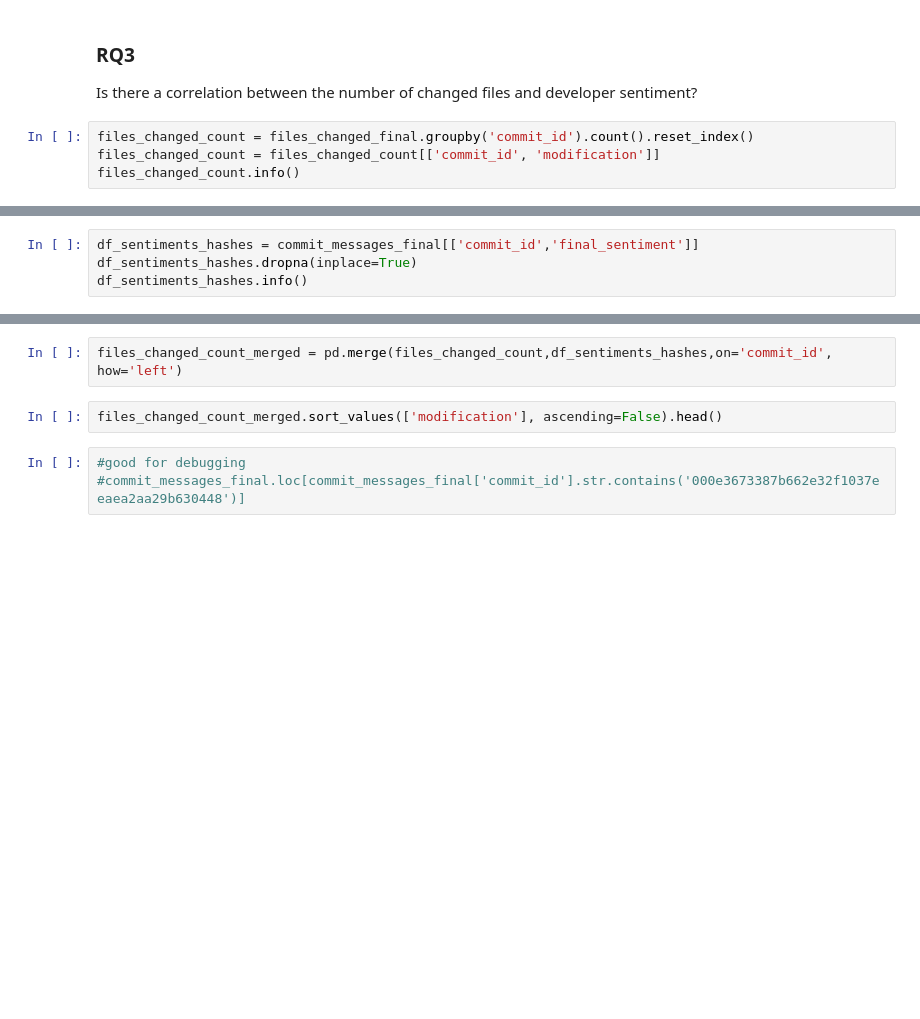
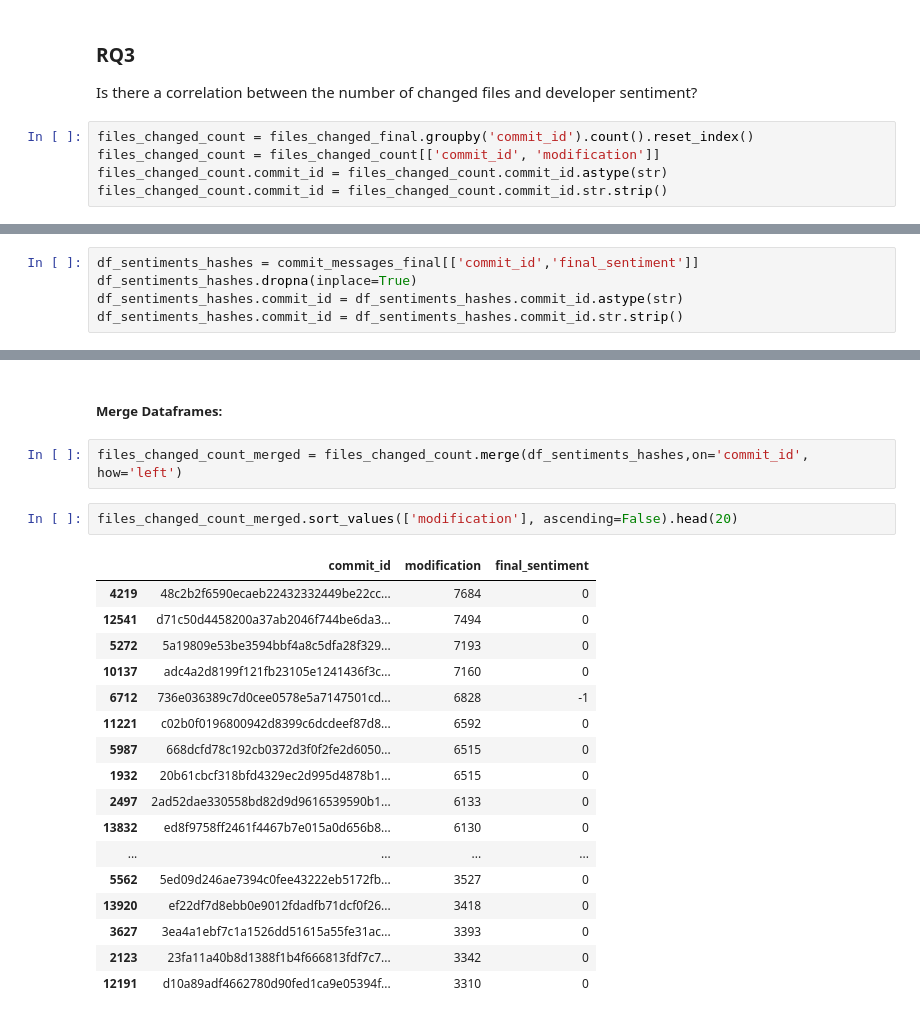
Before and after one commit to tiemonl/CSC640FinalProject, a Jupyter notebook: csc640_proj.ipynb, the cells around one changed output, grey strips where cells are left out. Cells and saved outputs as stored; diff of their text form; blank space fills up the shorter version.

Commit message:
fixed the dataframe merging issue for RQ3

```diff
--- a/csc640_proj.ipynb
+++ b/csc640_proj.ipynb
@@ -178,4 +225,5 @@ Is there a correlation between the number of changed files and developer sentime
 # %%
 files_changed_count = files_changed_final.groupby('commit_id').count().reset_index()
 files_changed_count = files_changed_count[['commit_id', 'modification']]
-files_changed_count.info()
+files_changed_count.commit_id = files_changed_count.commit_id.astype(str)
+files_changed_count.commit_id = files_changed_count.commit_id.str.strip()
@@ -182,4 +239,5 @@ files_changed_count.info()
 # %%
 df_sentiments_hashes = commit_messages_final[['commit_id','final_sentiment']]
 df_sentiments_hashes.dropna(inplace=True)
-df_sentiments_hashes.info()
+df_sentiments_hashes.commit_id = df_sentiments_hashes.commit_id.astype(str)
+df_sentiments_hashes.commit_id = df_sentiments_hashes.commit_id.str.strip()
@@ -186,7 +253,24 @@ df_sentiments_hashes.info()
+# %% [markdown]
+##### Merge Dataframes:
 # %%
-files_changed_count_merged = pd.merge(files_changed_count,df_sentiments_hashes,on='commit_id', how='left')
+files_changed_count_merged = files_changed_count.merge(df_sentiments_hashes,on='commit_id', how='left')
 # %%
-files_changed_count_merged.sort_values(['modification'], ascending=False).head()
+files_changed_count_merged.sort_values(['modification'], ascending=False).head(20)
+# %% [output]
+|  | commit_id | modification | final_sentiment |
+| 4219 | 48c2b2f6590ecaeb22432332449be22cc... | 7684 | 0 |
+| 12541 | d71c50d4458200a37ab2046f744be6da3... | 7494 | 0 |
+| 5272 | 5a19809e53be3594bbf4a8c5dfa28f329... | 7193 | 0 |
+| 10137 | adc4a2d8199f121fb23105e1241436f3c... | 7160 | 0 |
+| 6712 | 736e036389c7d0cee0578e5a7147501cd... | 6828 | -1 |
+| 11221 | c02b0f0196800942d8399c6dcdeef87d8... | 6592 | 0 |
+| 5987 | 668dcfd78c192cb0372d3f0f2fe2d6050... | 6515 | 0 |
+| 1932 | 20b61cbcf318bfd4329ec2d995d4878b1... | 6515 | 0 |
+| 2497 | 2ad52dae330558bd82d9d9616539590b1... | 6133 | 0 |
+| 13832 | ed8f9758ff2461f4467b7e015a0d656b8... | 6130 | 0 |
+| ... | ... | ... | ... |
+| 5562 | 5ed09d246ae7394c0fee43222eb5172fb... | 3527 | 0 |
+| 13920 | ef22df7d8ebb0e9012fdadfb71dcf0f26... | 3418 | 0 |
+| 3627 | 3ea4a1ebf7c1a1526dd51615a55fe31ac... | 3393 | 0 |
+| 2123 | 23fa11a40b8d1388f1b4f666813fdf7c7... | 3342 | 0 |
+| 12191 | d10a89adf4662780d90fed1ca9e05394f... | 3310 | 0 |
-# %%
-#good for debugging
-#commit_messages_final.loc[commit_messages_final['commit_id'].str.contains('000e3673387b662e32f1037eeaea2aa29b630448')]
```
Also changed, not shown: parts of 10 cells of this notebook.
